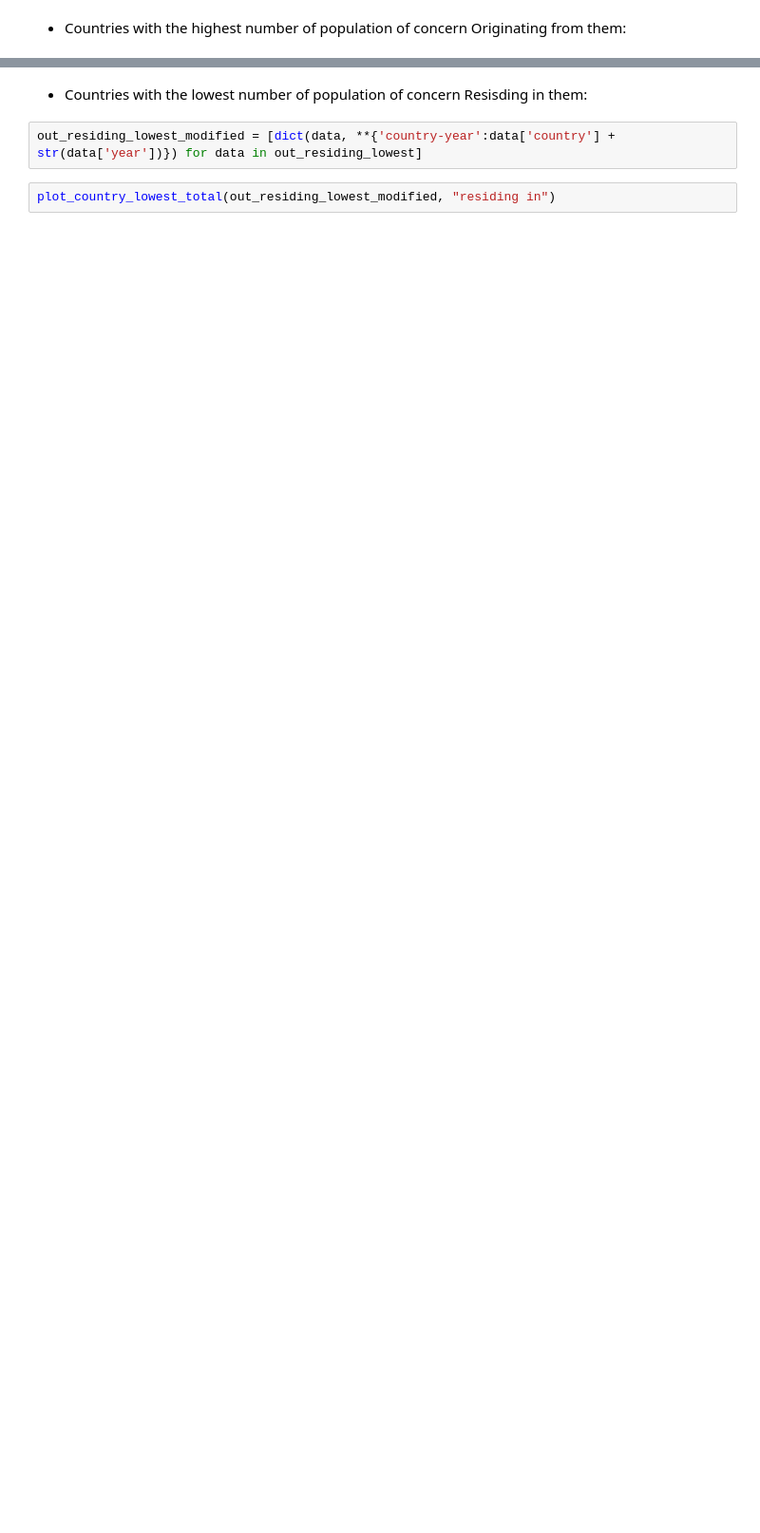
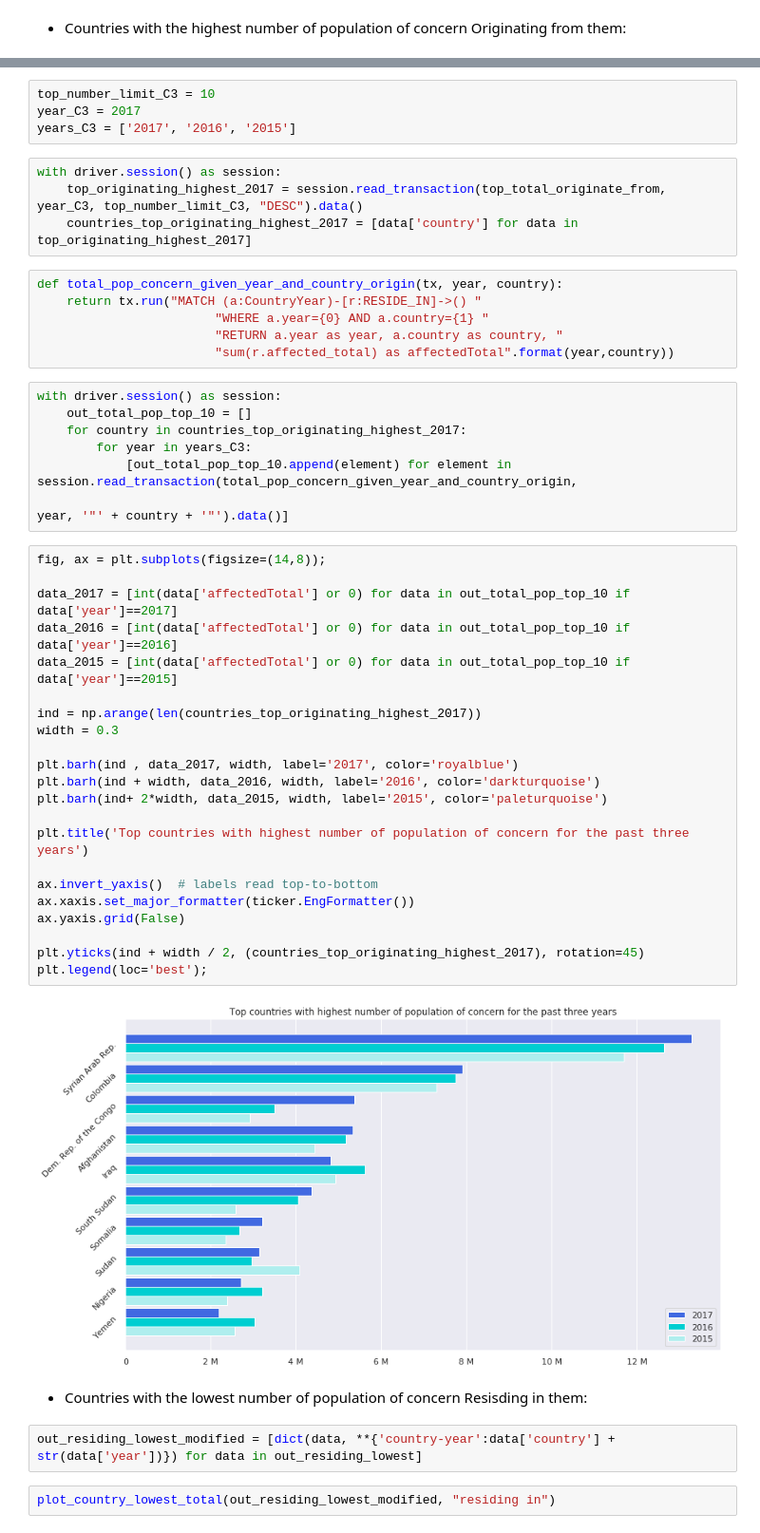
Before and after one commit to CandelaV/UNHCRs_population_of_concern_HDX, a Jupyter notebook: notebooks/c_data_analysis_with_python_and_neo4j_RESIDE_IN.ipynb, the cells around one changed output, grey strips where cells are left out. Shown: that part at 95% size. Drawn from its saved outputs; the diff is of its cells as text; blank space fills up the shorter version.

```diff
--- a/notebooks/c_data_analysis_with_python_and_neo4j_RESIDE_IN.ipynb
+++ b/notebooks/c_data_analysis_with_python_and_neo4j_RESIDE_IN.ipynb
@@ -197,3 +291,48 @@ plot_top_total_countries(out_originating_highest, "originated from", top_number_
+# %%
+top_number_limit_C3 = 10
+year_C3 = 2017
+years_C3 = ['2017', '2016', '2015']
+# %%
+with driver.session() as session:
+    top_originating_highest_2017 = session.read_transaction(top_total_originate_from, year_C3, top_number_limit_C3, "DESC").data()
+    countries_top_originating_highest_2017 = [data['country'] for data in top_originating_highest_2017]
+# %%
+def total_pop_concern_given_year_and_country_origin(tx, year, country):
+    return tx.run("MATCH (a:CountryYear)-[r:RESIDE_IN]->() "
+                        "WHERE a.year={0} AND a.country={1} "
+                        "RETURN a.year as year, a.country as country, "
+                        "sum(r.affected_total) as affectedTotal".format(year,country))
+# %%
+with driver.session() as session:
+    out_total_pop_top_10 = []
+    for country in countries_top_originating_highest_2017:
+        for year in years_C3:
+            [out_total_pop_top_10.append(element) for element in session.read_transaction(total_pop_concern_given_year_and_country_origin,
+                                                                                          year, '"' + country + '"').data()]
+# %%
+fig, ax = plt.subplots(figsize=(14,8));
+
+data_2017 = [int(data['affectedTotal'] or 0) for data in out_total_pop_top_10 if data['year']==2017]
+data_2016 = [int(data['affectedTotal'] or 0) for data in out_total_pop_top_10 if data['year']==2016]
+data_2015 = [int(data['affectedTotal'] or 0) for data in out_total_pop_top_10 if data['year']==2015]
+
+ind = np.arange(len(countries_top_originating_highest_2017))
+width = 0.3
+
+plt.barh(ind , data_2017, width, label='2017', color='royalblue')
+plt.barh(ind + width, data_2016, width, label='2016', color='darkturquoise')
+plt.barh(ind+ 2*width, data_2015, width, label='2015', color='paleturquoise')
+
+plt.title('Top countries with highest number of population of concern for the past three years')
+
+ax.invert_yaxis()  # labels read top-to-bottom
+ax.xaxis.set_major_formatter(ticker.EngFormatter())
+ax.yaxis.grid(False)
+
+plt.yticks(ind + width / 2, (countries_top_originating_highest_2017), rotation=45)
+plt.legend(loc='best');
+# %% [output]
+[figure, added]
 # %% [markdown]
  - Countries with the lowest number of population of concern Resisding in them:
 # %%
```
Also changed, not shown: parts of 30 cells of this notebook.
